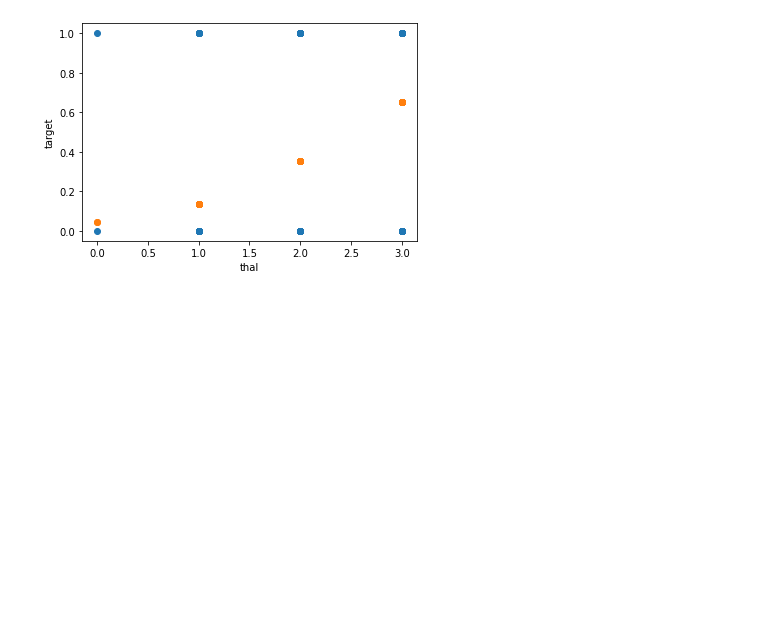
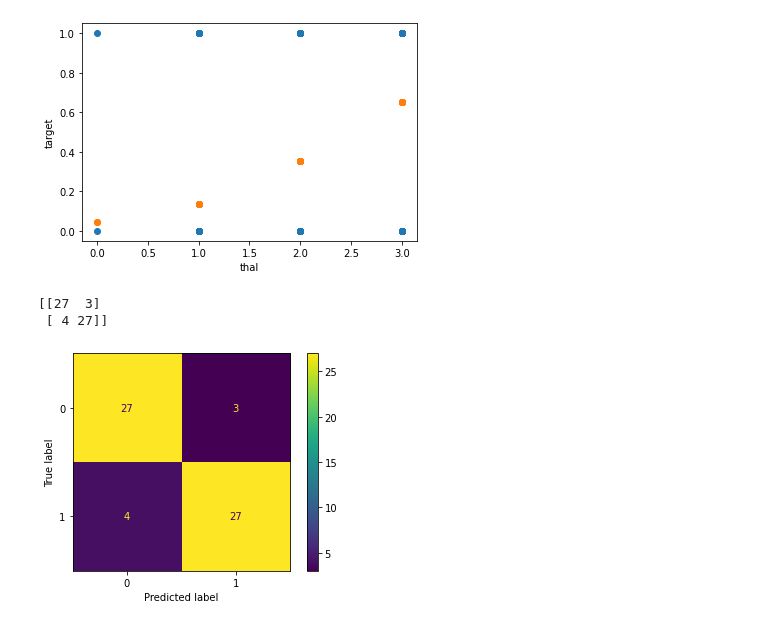
Before and after one commit to gloriankosi/notebooks, a Jupyter notebook: heart_disease_uci.ipynb, the cells around one changed output. Saved outputs shown, nothing was run; the diff lists cells and outputs as text; code cells hidden in the pictures; blank space fills up the shorter version.

```diff
--- a/heart_disease_uci.ipynb
+++ b/heart_disease_uci.ipynb
@@ -207,3 +215,12 @@ for col in data.columns.drop(['target' , 'sex'] , 1):
 [figure]
 [figure]
 [figure]
+# %%
+model = LogisticRegression(max_iter=1000).fit(X_train, y_train)
+cm = confusion_matrix(y_test , model.predict(X_test))
+print(cm)
+_ = plot_confusion_matrix(model , X_test , y_test)
+# %% [output]
+[[27  3]
+ [ 4 27]]
+[figure, added]
```
Also changed, not shown: parts of 16 cells of this notebook.
